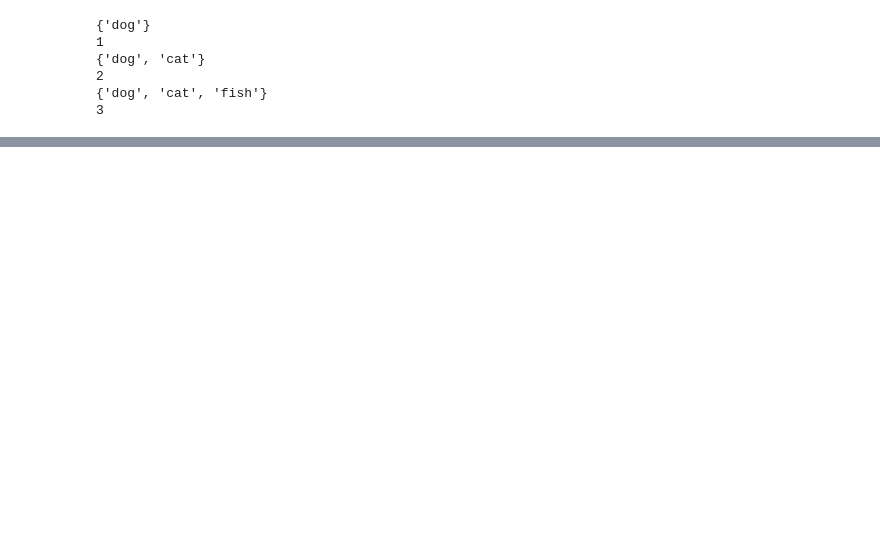
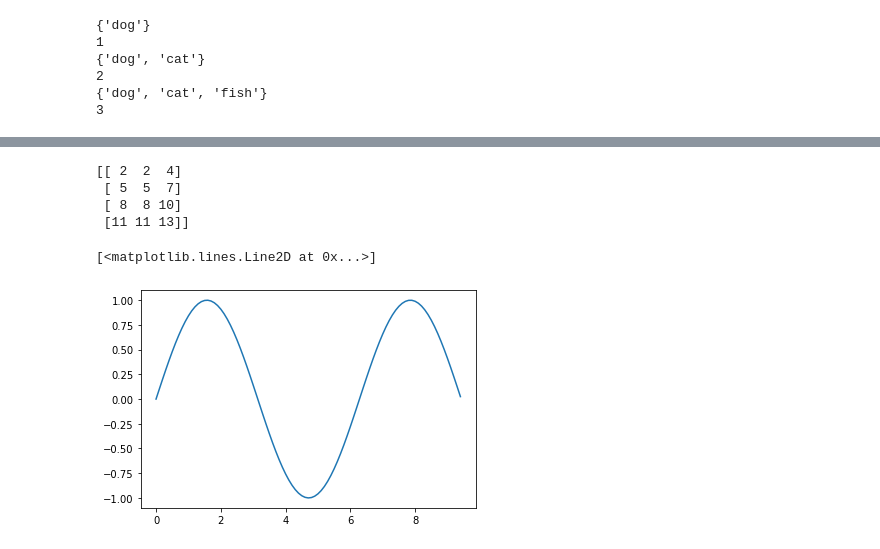
Before and after one commit to MicahOleary/CatvsDog, a Jupyter notebook: Python_Tutorial.ipynb, the cells around one changed output, grey strips where cells are left out. Cells and saved outputs as stored; diff of their text form; code cells hidden in the pictures; blank space fills up the shorter version.

```diff
--- a/Python_Tutorial.ipynb
+++ b/Python_Tutorial.ipynb
@@ -43,0 +87,14 @@ def sign(x):
+# %%
+x = np.array([[1,2,3], [4,5,6], [7,8,9], [10,11,12]])
+v = np.array([1, 0, 1])
+y = np.empty_like(x)
+
+for i in range(4):
+  y[i, :] = x[i, :] + v
+
+print(y)
+# %% [output]
+[[ 2  2  4]
+ [ 5  5  7]
+ [ 8  8 10]
+ [11 11 13]]
@@ -43,0 +103,8 @@ def sign(x):
+# %%
+x = np.arange(0, 3 * np.pi, 0.1)
+y = np.sin(x)
+
+plt.plot(x, y)
+# %% [output]
+[<matplotlib.lines.Line2D at 0x...>]
+[figure, added]
```
Also changed, not shown: parts of 8 cells of this notebook.
